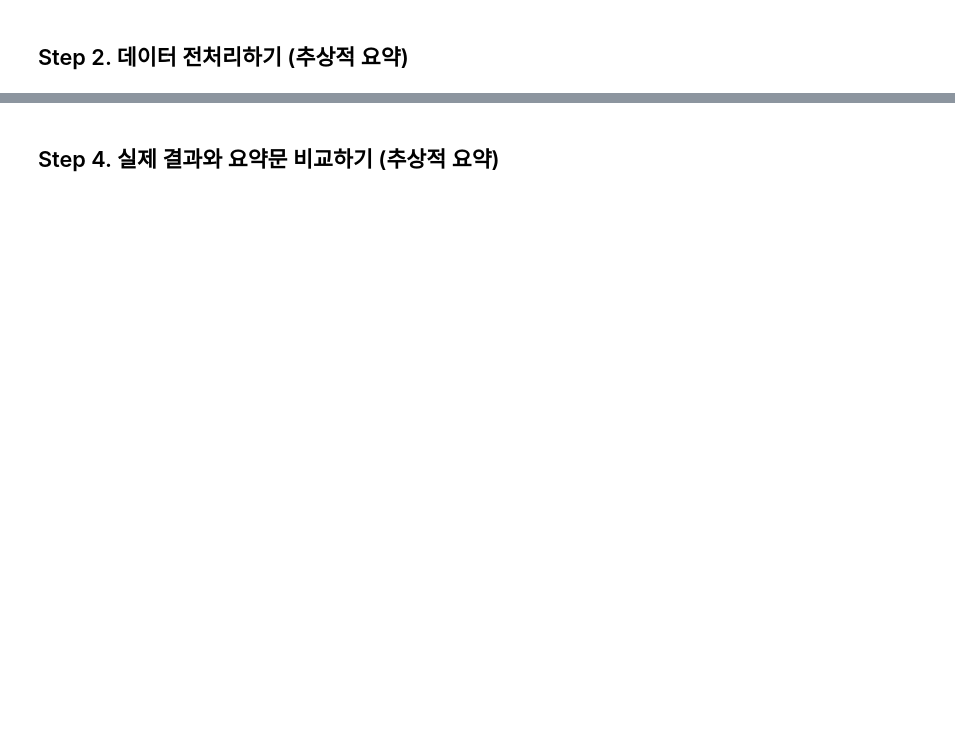
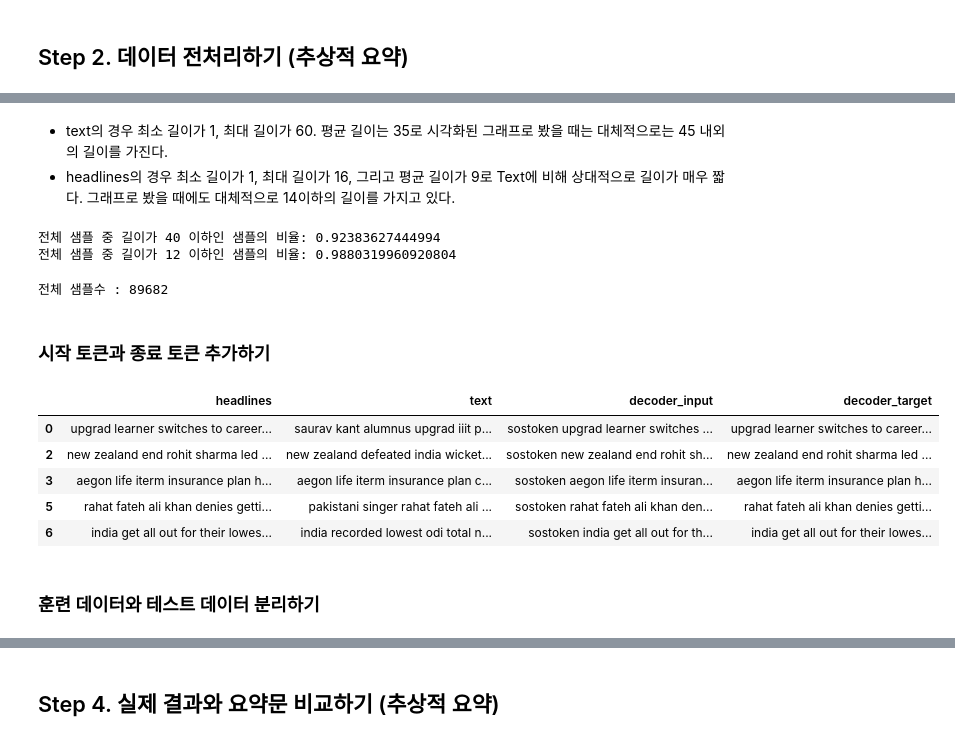
Before and after one commit to soy53/AIFFEL, a Jupyter notebook: Exploration/[E-12]news_summarization.ipynb, the cells around one changed output, grey strips where cells are left out. Drawn from its saved outputs; the diff is of its cells as text; code cells hidden in the pictures; blank space fills up the shorter version.

```diff
--- a/Exploration/[E-12]news_summarization.ipynb
+++ b/Exploration/[E-12]news_summarization.ipynb
@@ -44,0 +142,19 @@ data.sample(10)
+# %%
+# 훈련 데이터 전체에 대해서 전처리하기
+# text의 경우에는 불용어를 제거하고, headlines의 경우에는 불용어를 제거하지 않을 것 -> 따로 호출해서 진행
+
+# 전체 text 데이터에 대한 전처리
+clean_text = []
+
+for s in data['text']:
+    clean_text.append(preprocess_sentence(s))
+
+print("text 전처리 후 결과: ", clean_text[:5])
+
+# 전체 headlines 데이터에 대한 전처리
+clean_headlines = []
+
+for s in data['headlines']:
+    clean_headlines.append(preprocess_sentence(s, False)) # False : 불용어 제거 수행하지 않는다는 의미
+
+print("headlines 전처리 후 결과: ", clean_headlines[:5])
@@ -44,0 +164,7 @@ data.sample(10)
+# %%
+# 빈(empty) 값을 Null 값으로 변환
+data['text'] = clean_text
+data['headlines'] = clean_headlines
+
+# 빈 값을 Null 값으로 변환
+data.replace('', np.nan, inplace=True)
@@ -44,0 +221,7 @@ data.sample(10)
+# %% [markdown]
+- text의 경우 최소 길이가 1, 최대 길이가 60. 평균 길이는 35로 시각화된 그래프로 봤을 때는 대체적으로는 45 내외의 길이를 가진다.
+- headlines의 경우 최소 길이가 1, 최대 길이가 16, 그리고 평균 길이가 9로 Text에 비해 상대적으로 길이가 매우 짧다. 그래프로 봤을 때에도 대체적으로 14이하의 길이를 가지고 있다.
+# %%
+# text와 headlines 최대 길이 설정
+text_max_len = 40
+headlines_max_len = 12
@@ -44,0 +236,28 @@ data.sample(10)
+# %%
+# 몇 %의 샘플까지 포함하는지 확인
+below_threshold_len(text_max_len, data['text'])
+below_threshold_len(headlines_max_len,  data['headlines'])
+# %% [output]
+전체 샘플 중 길이가 40 이하인 샘플의 비율: 0.92383627444994
+전체 샘플 중 길이가 12 이하인 샘플의 비율: 0.9880319960920804
+# %%
+# 설정한 최대 길이를 넘는 문장 제거
+data = data[data['text'].apply(lambda x: len(x.split()) <= text_max_len)]
+data = data[data['headlines'].apply(lambda x: len(x.split()) <= headlines_max_len)]
+print('전체 샘플수 :', (len(data)))
+# %% [output]
+전체 샘플수 : 89682
+# %% [markdown]
+### 시작 토큰과 종료 토큰 추가하기
+# %%
+# headlines 데이터에는 시작 토큰과 종료 토큰을 추가
+data['decoder_input'] = data['headlines'].apply(lambda x : 'sostoken '+ x) # 시작 토큰
+data['decoder_target'] = data['headlines'].apply(lambda x : x + ' eostoken') # 종료 토큰
+data.head()
+# %% [output]
+|  | headlines | text | decoder_input | decoder_target |
+| 0 | upgrad learner switches to career... | saurav kant alumnus upgrad iiit p... | sostoken upgrad learner switches ... | upgrad learner switches to career... |
+| 2 | new zealand end rohit sharma led ... | new zealand defeated india wicket... | sostoken new zealand end rohit sh... | new zealand end rohit sharma led ... |
+| 3 | aegon life iterm insurance plan h... | aegon life iterm insurance plan c... | sostoken aegon life iterm insuran... | aegon life iterm insurance plan h... |
+| 5 | rahat fateh ali khan denies getti... | pakistani singer rahat fateh ali ... | sostoken rahat fateh ali khan den... | rahat fateh ali khan denies getti... |
+| 6 | india get all out for their lowes... | india recorded lowest odi total n... | sostoken india get all out for th... | india get all out for their lowes... |
@@ -44,0 +269,2 @@ data.sample(10)
+# %% [markdown]
+### 훈련 데이터와 테스트 데이터 분리하기
```
Also changed, not shown: parts of 53 cells of this notebook.
